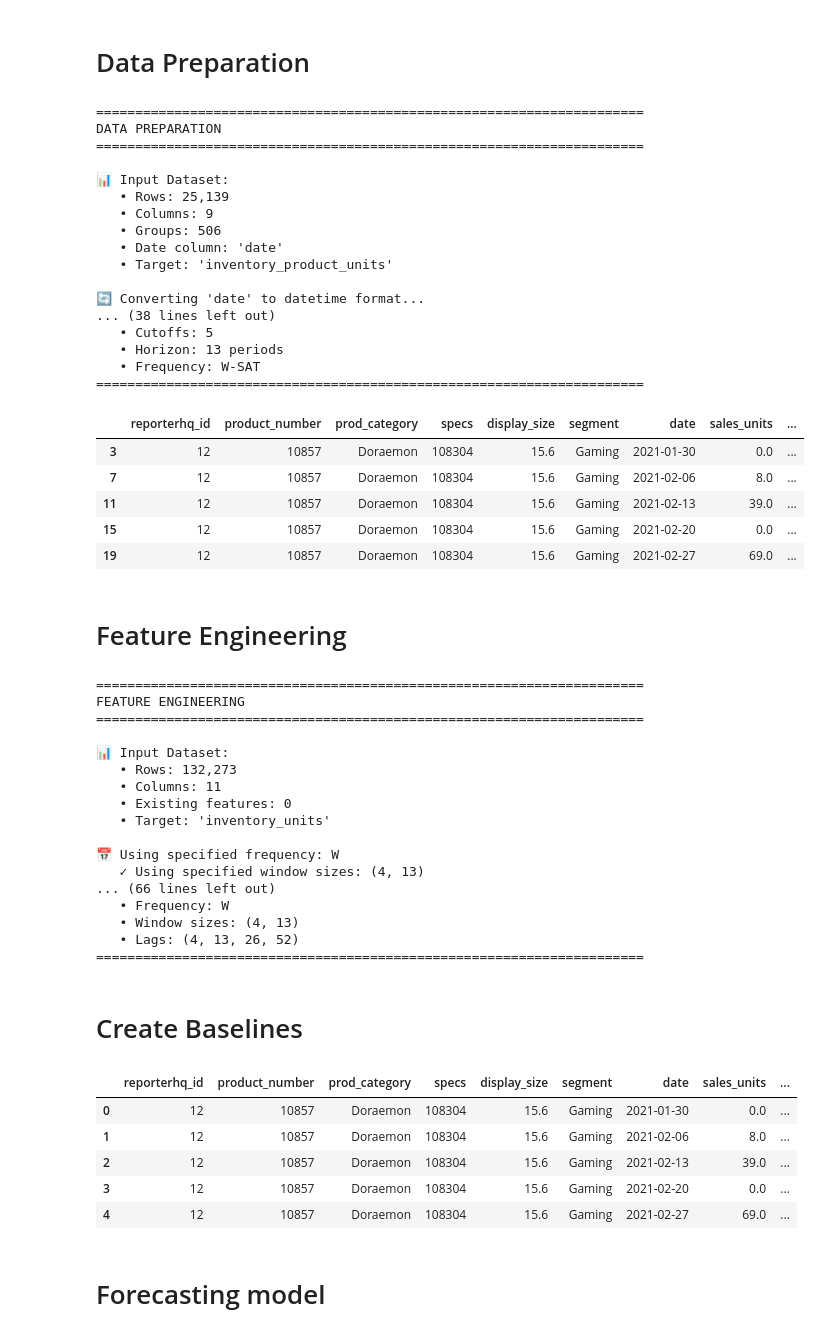
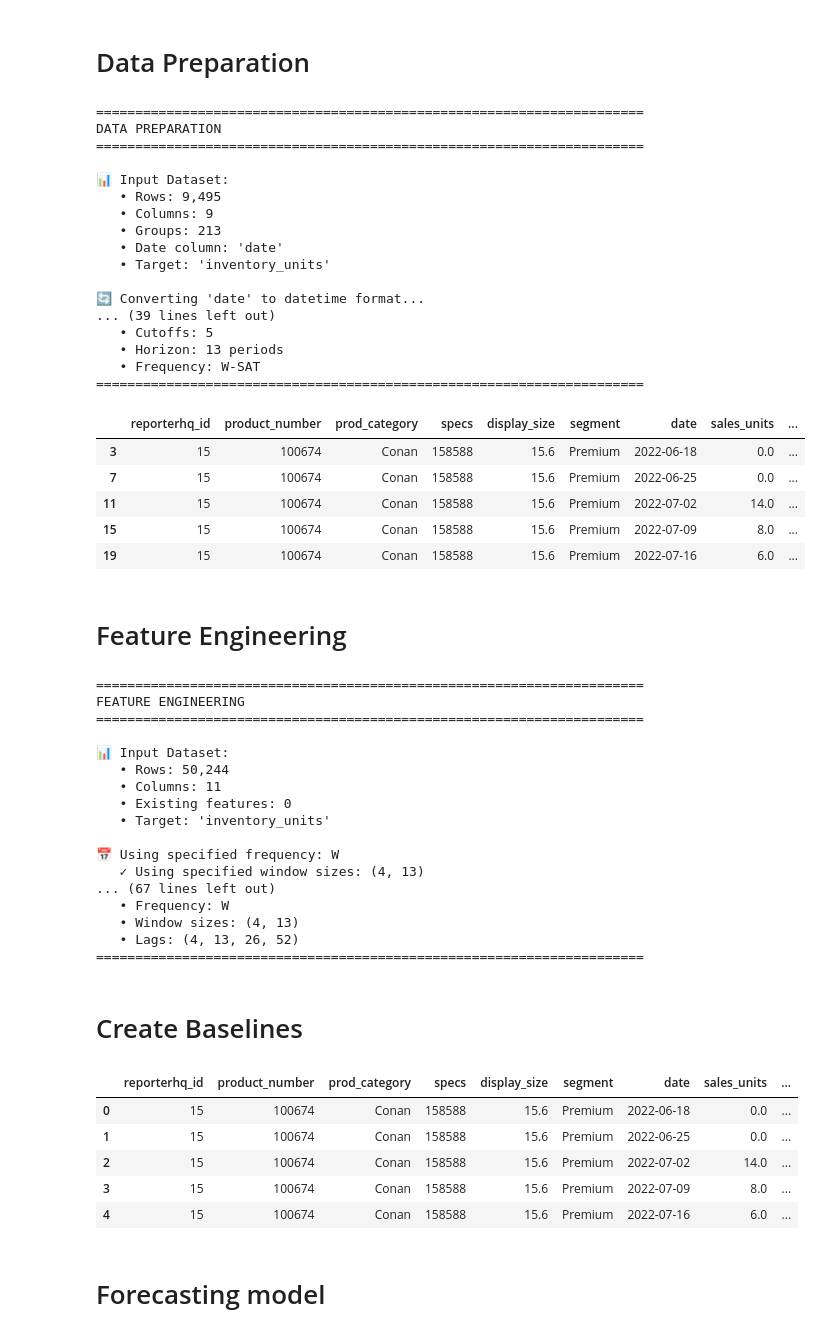
Before and after one commit to ipveka/Forecaster, a Jupyter notebook: notebooks/runner.ipynb, the cells around one changed output. Cells and saved outputs as stored; diff of their text form; code cells hidden in the pictures.

```diff
--- a/notebooks/runner.ipynb
+++ b/notebooks/runner.ipynb
@@ -84,0 +94,28 @@ df_input.head()
+# %%
+# Subsample
+use_subsample = True
+
+if use_subsample:
+    # Show all distinct reporterhq_ids
+    distinct_reporters = df_input['reporterhq_id'].unique()
+    print("🟡 Distinct reporterhq_ids:")
+    print(distinct_reporters)
+
+    # Choose reporters to keep
+    reporters = [15]
+
+    # Count before filtering
+    before_rows = df_input.shape[0]
+    before_reporters = df_input['reporterhq_id'].nunique()
+    print(f"🟢 BEFORE filtering → Rows: {before_rows}, Distinct Reporters: {before_reporters}")
+
+    # Filter ONLY by reporterhq_id
+    df_input = df_input[df_input['reporterhq_id'].isin(reporters)]
+
+    # Count after filtering
+    after_rows = df_input.shape[0]
+    after_reporters = df_input['reporterhq_id'].nunique()
+    print(f"🔵 AFTER filtering (reporterhq_id={reporters}) → Rows: {after_rows}, Distinct Reporters: {after_reporters}")
+
+    # Show sample
+    display(df_input.head())
@@ -150,43 +198,43 @@ data_preparation = DataPreparation()
 # %%
 # Run data preparation
 df_data_prepared = data_preparation.run_data_preparation(
     df=df_input,
     group_cols=['reporterhq_id', 'product_number'],
     date_col='date',
-    target='inventory_product_units',
+    target='inventory_units',
     horizon=13,
     complete_dataframe=False,
     smoothing=False,
     dp_window_size=13,
     n_cutoffs=5
 )
 
 # Show
 df_data_prepared.head()
 # %% [output]
 ======================================================================
 DATA PREPARATION
 ======================================================================
 
 📊 Input Dataset:
-   • Rows: 25,139
+   • Rows: 9,495
    • Columns: 9
-   • Groups: 506
+   • Groups: 213
    • Date column: 'date'
-   • Target: 'inventory_product_units'
+   • Target: 'inventory_units'
 
 🔄 Converting 'date' to datetime format...
-... (38 lines left out)
+... (39 lines left out)
    • Cutoffs: 5
    • Horizon: 13 periods
    • Frequency: W-SAT
 ======================================================================
 |  | reporterhq_id | product_number | prod_category | specs | display_size | segment | date | sales_units | ... |
-| 3 | 12 | 10857 | Doraemon | 108304 | 15.6 | Gaming | 2021-01-30 | 0.0 | ... |
-| 7 | 12 | 10857 | Doraemon | 108304 | 15.6 | Gaming | 2021-02-06 | 8.0 | ... |
-| 11 | 12 | 10857 | Doraemon | 108304 | 15.6 | Gaming | 2021-02-13 | 39.0 | ... |
-| 15 | 12 | 10857 | Doraemon | 108304 | 15.6 | Gaming | 2021-02-20 | 0.0 | ... |
-| 19 | 12 | 10857 | Doraemon | 108304 | 15.6 | Gaming | 2021-02-27 | 69.0 | ... |
+| 3 | 15 | 100674 | Conan | 158588 | 15.6 | Premium | 2022-06-18 | 0.0 | ... |
+| 7 | 15 | 100674 | Conan | 158588 | 15.6 | Premium | 2022-06-25 | 0.0 | ... |
+| 11 | 15 | 100674 | Conan | 158588 | 15.6 | Premium | 2022-07-02 | 14.0 | ... |
+| 15 | 15 | 100674 | Conan | 158588 | 15.6 | Premium | 2022-07-09 | 8.0 | ... |
+| 19 | 15 | 100674 | Conan | 158588 | 15.6 | Premium | 2022-07-16 | 6.0 | ... |
 # %% [markdown]
 # Feature Engineering
 # %%
@@ -211,14 +259,14 @@ FEATURE ENGINEERING
 ======================================================================
 
 📊 Input Dataset:
-   • Rows: 132,273
+   • Rows: 50,244
    • Columns: 11
    • Existing features: 0
    • Target: 'inventory_units'
 
 📅 Using specified frequency: W
    ✓ Using specified window sizes: (4, 13)
-... (66 lines left out)
+... (67 lines left out)
    • Frequency: W
    • Window sizes: (4, 13)
    • Lags: (4, 13, 26, 52)
@@ -254,11 +302,11 @@ df_backtesting = create_baselines.create_ma_baseline(
 df_backtesting.head()
 # %% [output]
 |  | reporterhq_id | product_number | prod_category | specs | display_size | segment | date | sales_units | ... |
-| 0 | 12 | 10857 | Doraemon | 108304 | 15.6 | Gaming | 2021-01-30 | 0.0 | ... |
-| 1 | 12 | 10857 | Doraemon | 108304 | 15.6 | Gaming | 2021-02-06 | 8.0 | ... |
-| 2 | 12 | 10857 | Doraemon | 108304 | 15.6 | Gaming | 2021-02-13 | 39.0 | ... |
-| 3 | 12 | 10857 | Doraemon | 108304 | 15.6 | Gaming | 2021-02-20 | 0.0 | ... |
-| 4 | 12 | 10857 | Doraemon | 108304 | 15.6 | Gaming | 2021-02-27 | 69.0 | ... |
+| 0 | 15 | 100674 | Conan | 158588 | 15.6 | Premium | 2022-06-18 | 0.0 | ... |
+| 1 | 15 | 100674 | Conan | 158588 | 15.6 | Premium | 2022-06-25 | 0.0 | ... |
+| 2 | 15 | 100674 | Conan | 158588 | 15.6 | Premium | 2022-07-02 | 14.0 | ... |
+| 3 | 15 | 100674 | Conan | 158588 | 15.6 | Premium | 2022-07-09 | 8.0 | ... |
+| 4 | 15 | 100674 | Conan | 158588 | 15.6 | Premium | 2022-07-16 | 6.0 | ... |
 # %% [markdown]
 # Forecasting model
 # %% [markdown]
```
Also changed, not shown: parts of 23 cells of this notebook, 5 other files.
